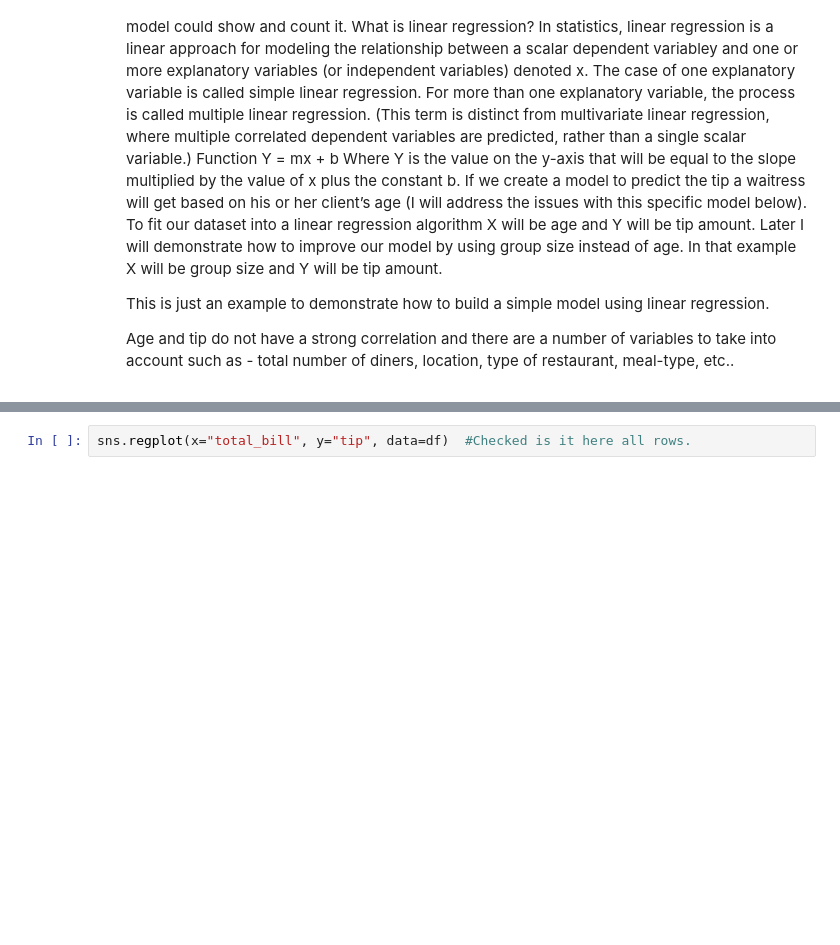
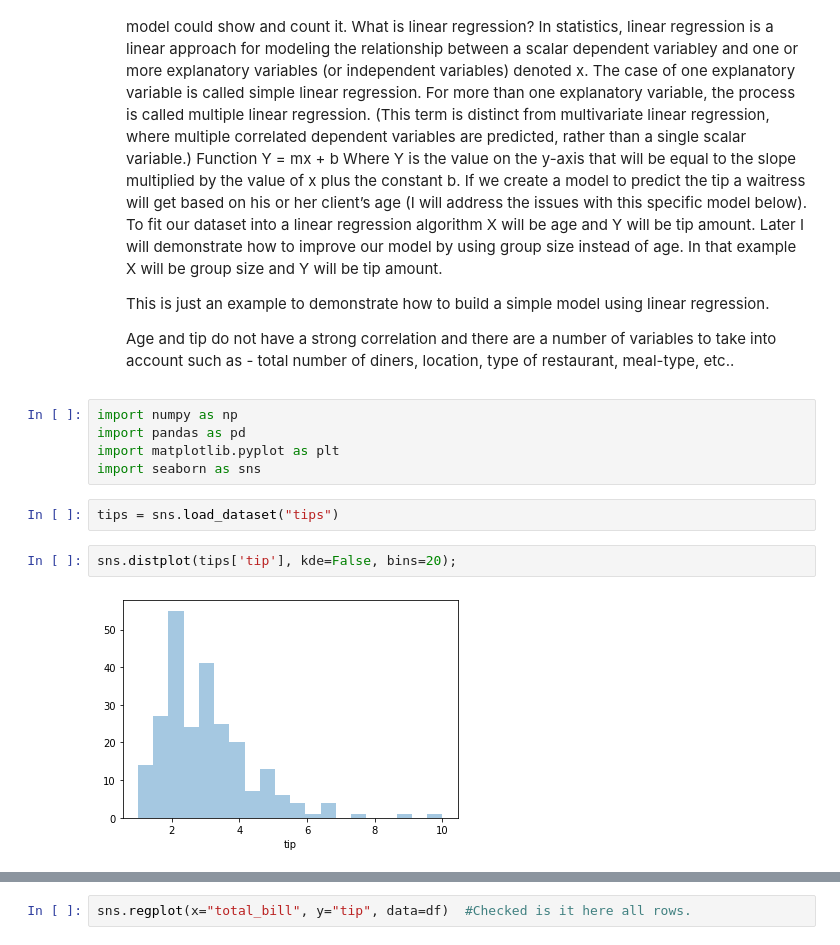
Before and after one commit to rituteval/Fundamentals-assesments, a Jupyter notebook: Tips data set.ipynb, the cells around one changed output, grey strips where cells are left out. Cells and saved outputs as stored; diff of their text form; blank space fills up the shorter version.

Commit message:
Added Histogram and plot

```diff
--- a/Tips data set.ipynb
+++ b/Tips data set.ipynb
@@ -205,3 +205,14 @@ sns.barplot(x= 'smoker', y= 'ftip', hue='sex', data = df, capsize=.1) # Plot the
     This is just an example to demonstrate how to build a simple model using linear regression.
 
     Age and tip do not have a strong correlation and there are a number of variables to take into account such as - total number of diners, location, type of restaurant, meal-type, etc..
+# %%
+import numpy as np
+import pandas as pd
+import matplotlib.pyplot as plt
+import seaborn as sns
+# %%
+tips = sns.load_dataset("tips")
+# %%
+sns.distplot(tips['tip'], kde=False, bins=20);
+# %% [output]
+[figure, added]
```
Also changed, not shown: parts of 5 cells of this notebook.
